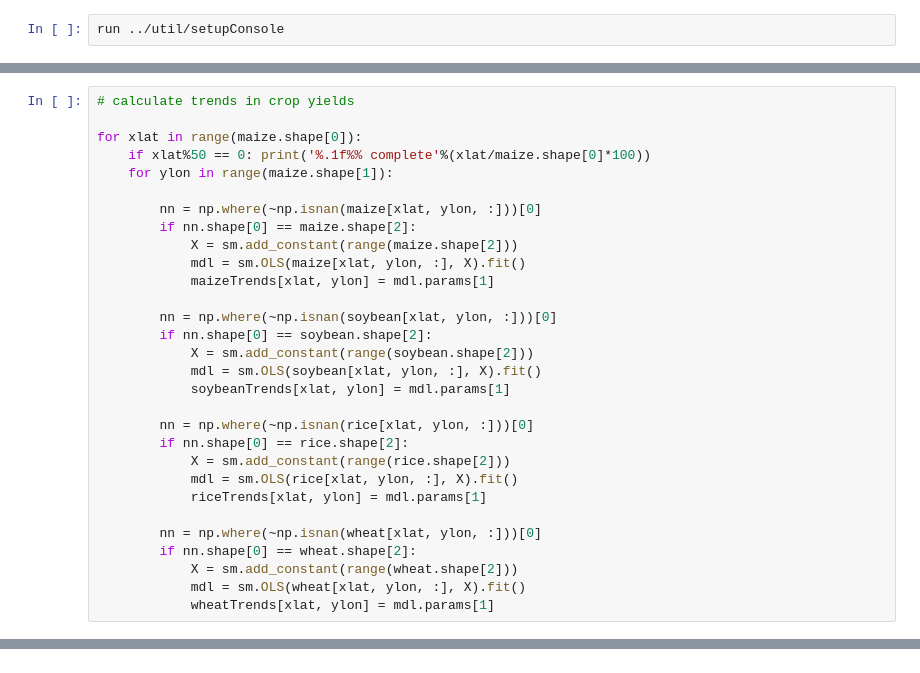
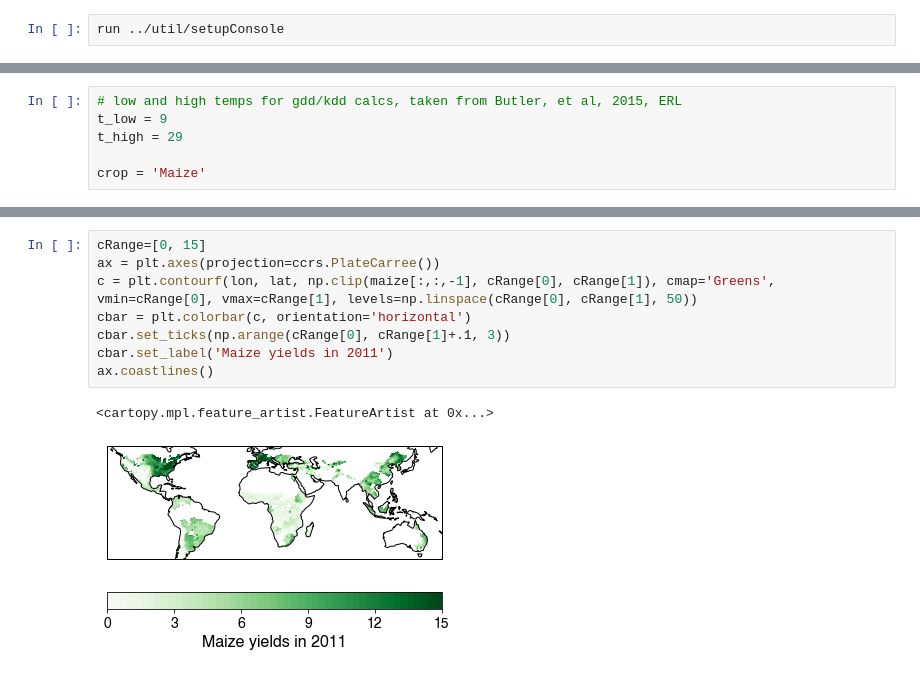
Before and after one commit to ecoffel/grad-research, a Jupyter notebook: 2020-ag-land-climate/ag_calc_gdd_kdd.ipynb, the cells around one changed output, grey strips where cells are left out. Drawn from its saved outputs; the diff is of its cells as text.

```diff
--- a/2020-ag-land-climate/ag_calc_gdd_kdd.ipynb
+++ b/2020-ag-land-climate/ag_calc_gdd_kdd.ipynb
@@ -191,30 +23,0 @@ wheat[wheat < 0] = np.nan
-# %%
-# calculate trends in crop yields
-
-for xlat in range(maize.shape[0]):
-    if xlat%50 == 0: print('%.1f%% complete'%(xlat/maize.shape[0]*100))
-    for ylon in range(maize.shape[1]):
-
-        nn = np.where(~np.isnan(maize[xlat, ylon, :]))[0]
-        if nn.shape[0] == maize.shape[2]:
-            X = sm.add_constant(range(maize.shape[2]))
-            mdl = sm.OLS(maize[xlat, ylon, :], X).fit()
-            maizeTrends[xlat, ylon] = mdl.params[1]
-
-        nn = np.where(~np.isnan(soybean[xlat, ylon, :]))[0]
-        if nn.shape[0] == soybean.shape[2]:
-            X = sm.add_constant(range(soybean.shape[2]))
-            mdl = sm.OLS(soybean[xlat, ylon, :], X).fit()
-            soybeanTrends[xlat, ylon] = mdl.params[1]
-
-        nn = np.where(~np.isnan(rice[xlat, ylon, :]))[0]
-        if nn.shape[0] == rice.shape[2]:
-            X = sm.add_constant(range(rice.shape[2]))
-            mdl = sm.OLS(rice[xlat, ylon, :], X).fit()
-            riceTrends[xlat, ylon] = mdl.params[1]
-
-        nn = np.where(~np.isnan(wheat[xlat, ylon, :]))[0]
-        if nn.shape[0] == wheat.shape[2]:
-            X = sm.add_constant(range(wheat.shape[2]))
-            mdl = sm.OLS(wheat[xlat, ylon, :], X).fit()
-            wheatTrends[xlat, ylon] = mdl.params[1]
@@ -334,0 +24,6 @@ Warnings:
+# %%
+# low and high temps for gdd/kdd calcs, taken from Butler, et al, 2015, ERL
+t_low = 9
+t_high = 29
+
+crop = 'Maize'
@@ -334,0 +262,11 @@ Warnings:
+# %%
+cRange=[0, 15]
+ax = plt.axes(projection=ccrs.PlateCarree())
+c = plt.contourf(lon, lat, np.clip(maize[:,:,-1], cRange[0], cRange[1]), cmap='Greens', vmin=cRange[0], vmax=cRange[1], levels=np.linspace(cRange[0], cRange[1], 50))
+cbar = plt.colorbar(c, orientation='horizontal')
+cbar.set_ticks(np.arange(cRange[0], cRange[1]+.1, 3))
+cbar.set_label('Maize yields in 2011')
+ax.coastlines()
+# %% [output]
+<cartopy.mpl.feature_artist.FeatureArtist at 0x...>
+[figure, added]
```
Also changed, not shown: parts of 42 cells of this notebook, 1 other file.
